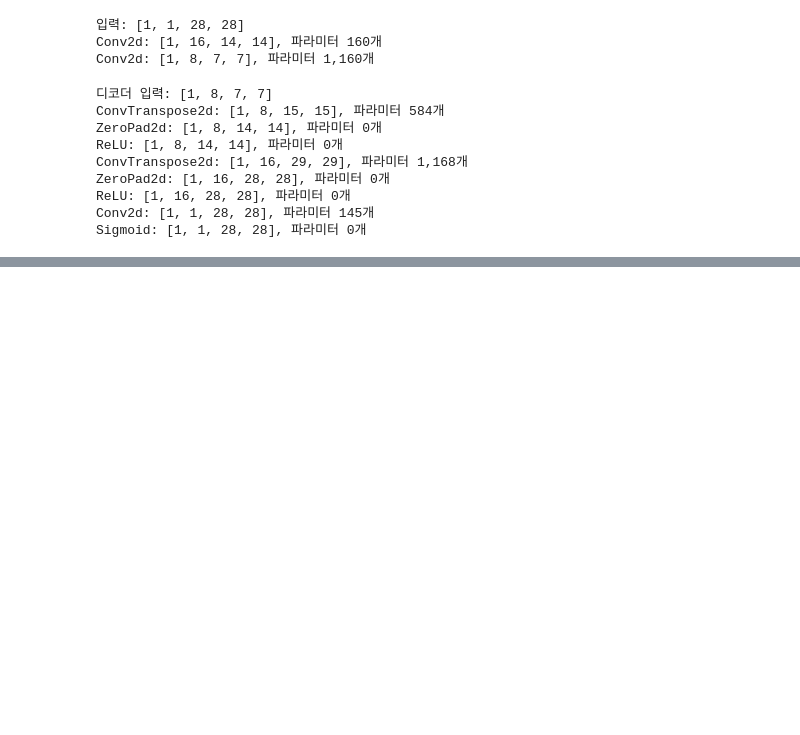
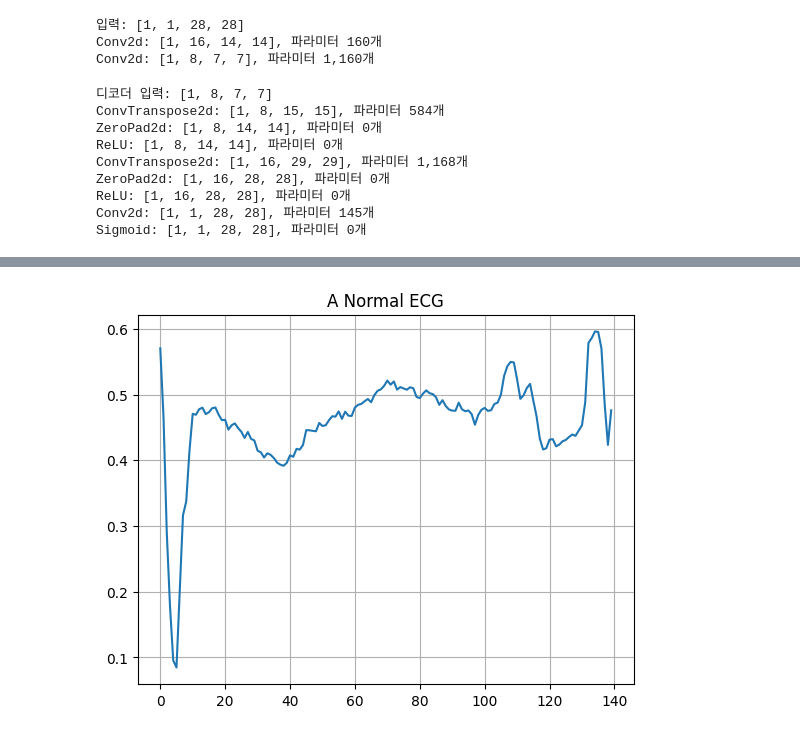
Before and after one commit to min-gyu-jeon/ai-study, a Jupyter notebook: autoencoder/01_basic_autoencoder.ipynb, the cells around one changed output, grey strips where cells are left out. Drawn from its saved outputs; the diff is of its cells as text; code cells hidden in the pictures; blank space fills up the shorter version.

```diff
--- a/autoencoder/01_basic_autoencoder.ipynb
+++ b/autoencoder/01_basic_autoencoder.ipynb
@@ -354,0 +387,9 @@ Sigmoid: [1, 1, 28, 28], 파라미터 0개
+# %%
+import pandas as pd
+
+dataframe = pd.read_csv(
+    "https://storage.googleapis.com/download.tensorflow.org/data/ecg.csv",
+    header=None
+)
+raw_data = dataframe.values
+dataframe.head()
@@ -354,0 +404,34 @@ Sigmoid: [1, 1, 28, 28], 파라미터 0개
+# %%
+from sklearn.model_selection import train_test_split
+
+labels = raw_data[:, -1]
+data = raw_data[:, 0:-1]
+
+train_data, test_data, train_labels, test_labels = train_test_split(
+    data, labels, test_size=0.2, random_state=21
+)
+# %%
+min_val = train_data.min()
+max_val = train_data.max()
+
+train_data = (train_data - min_val) / (max_val - min_val)
+test_data = (test_data - min_val) / (max_val - min_val)
+
+train_data = torch.as_tensor(train_data, dtype=torch.float32)
+test_data = torch.as_tensor(test_data, dtype=torch.float32)
+# %%
+train_labels = torch.as_tensor(train_labels, dtype=torch.bool)
+test_labels = torch.as_tensor(test_labels, dtype=torch.bool)
+
+normal_train_data = train_data[train_labels]
+normal_test_data = test_data[test_labels]
+
+anomalous_train_data = train_data[~train_labels]
+anomalous_test_data = test_data[~test_labels]
+# %%
+plt.grid()
+plt.plot(np.arange(140), normal_train_data[0])
+plt.title("A Normal ECG")
+plt.show()
+# %% [output]
+[figure, added]
```
Also changed, not shown: parts of 8 cells of this notebook.
